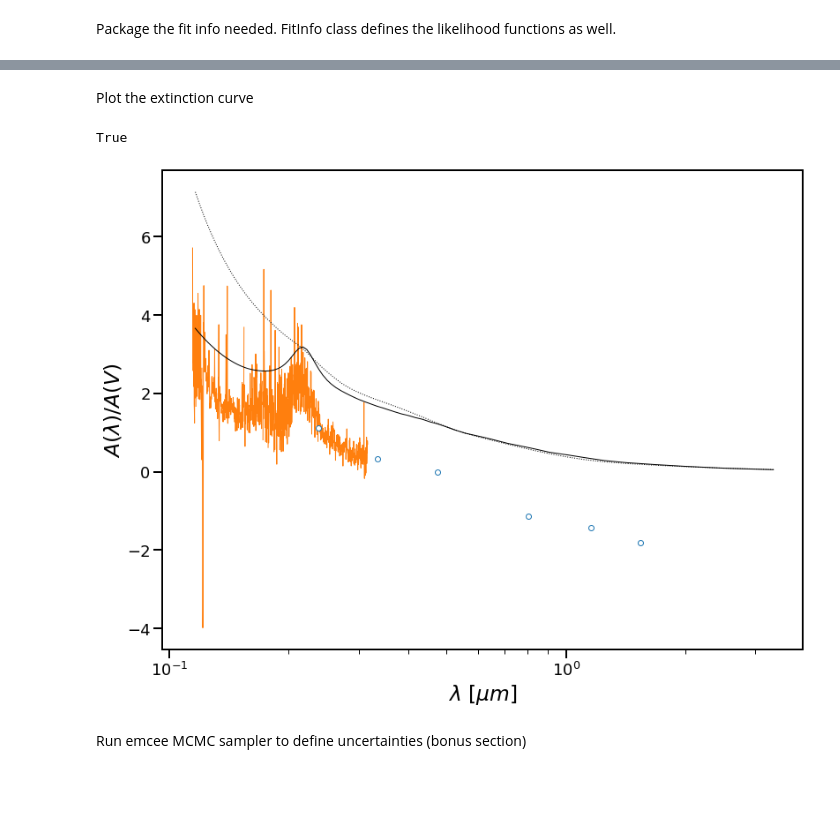
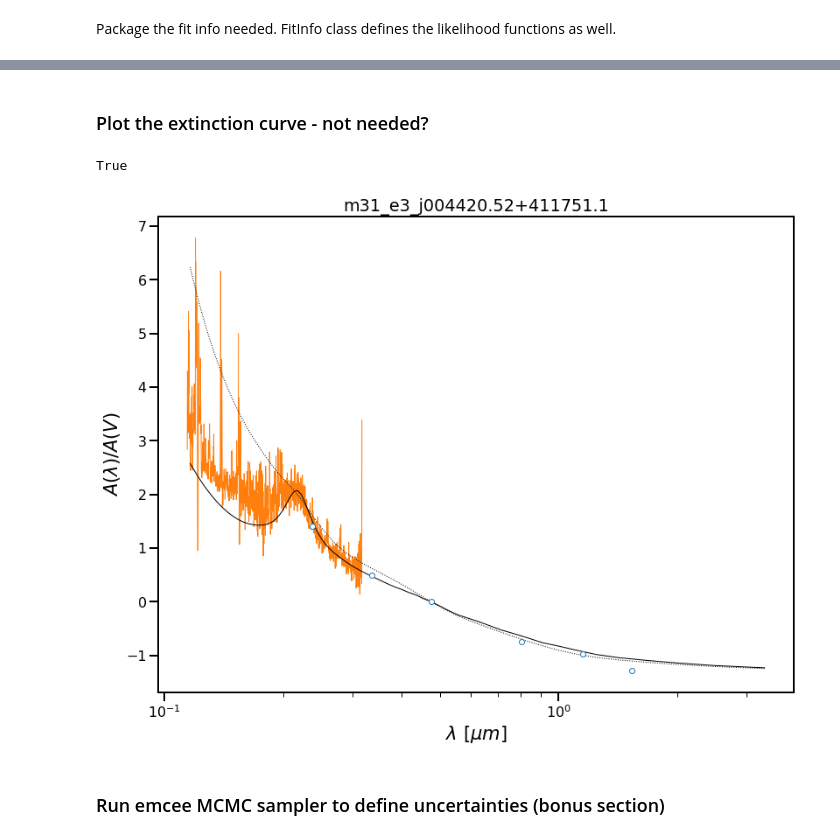
Before and after one commit to petiay/ext-science, a Jupyter notebook: m31_Extinction_with_Models.ipynb, the cells around one changed output, grey strips where cells are left out. Saved outputs shown, nothing was run; the diff lists cells and outputs as text; code cells hidden in the pictures; blank space fills up the shorter version.

```diff
--- a/m31_Extinction_with_Models.ipynb
+++ b/m31_Extinction_with_Models.ipynb
@@ -763,32 +642,38 @@ def plot_spectra_2(hi_ext_modsed, reddened_star, modesed, ext_modsed, \
 # %% [markdown]
-Plot the extinction curve
+### Plot the extinction curve - not needed?
 # %%
-fig, ax = plt.subplots(figsize=(13, 10))
+# # Plotting the same as previous cell - not needed
+# fig, ax = plt.subplots(figsize=(13, 10))
 
-# convert from E(l-V) to A(l)/A(V)
-print(extdata.type_rel_band != "V")
-extdata.columns["AV"] = (params[3], 0.0)
-extdata.trans_elv_alav()
+# # convert from E(l-V) to A(l)/A(V)
+# print(extdata.type_rel_band != "V")
+# # extdata.columns["AV"] = (params[3], 0.0)
+# # extdata.trans_elv_alav()
 
-extdata.plot(ax) #, alax=True)
-ax.set_xscale("log")
-ax.set_xlabel(r"$\lambda$ [$\mu m$]", fontsize=1.3 * fontsize)
-#ax.set_ylim(0.0, 10.0)
-ax.set_ylabel(r"$A(\lambda)/A(V)$", fontsize=1.3 * fontsize)
-ax.tick_params("both", length=10, width=2, which="major")
-ax.tick_params("both", length=5, width=1, which="minor")
+# extdata.plot(ax) #, alax=True)
+# ax.set_xscale("log")
+# ax.set_xlabel(r"$\lambda$ [$\mu m$]", fontsize=1.3 * fontsize)
+# # ax.set_ylim(0.0, 10.0)
+# ax.set_ylabel(r"$A(\lambda)/A(V)$", fontsize=1.3 * fontsize)
+# ax.tick_params("both", length=10, width=2, which="major")
+# ax.tick_params("both", length=5, width=1, which="minor")
 
-# plot known exitnction curves
-mod_x = np.arange(0.3, 8.7, 0.1) / u.micron
-smcbar = G03_SMCBar()
-ax.plot(1.0 / mod_x, smcbar(mod_x), "k:")
+# # plot known exitnction curves
+# mod_x = np.arange(0.3, 8.7, 0.1) / u.micron
+# smcbar = G03_SMCBar()
+# Af475wAv = smcbar(0.475 * u.micron)
+# smcbar_el475w = (smcbar(mod_x) - Af475wAv) * params[3]
+# ax.plot(1.0 / mod_x, smcbar_el475w, "k:")
 
-f19_rv31 = F19(Rv=3.1)
-ax.plot(1.0 / mod_x, f19_rv31(mod_x), "k-")
-plt.savefig(savefile_path + "extcurve_T" + str(params[0]) + "_" + starname + ".png")
+# f19_rv31 = F19(Rv=3.1)
+# Af475wAv = f19_rv31(0.475 * u.micron)
+# f19_el475w = (f19_rv31(mod_x) - Af475wAv) * params[3]
+# ax.plot(1.0 / mod_x, f19_el475w, "k-")
+# ax.set_title("%s" % starname)
+# plt.savefig(savefile_path + "extcurve_" + starname + ".png")
 # %% [output]
 True
-[figure, old version]
+[figure, new version]
 # %% [markdown]
-Run emcee MCMC sampler to define uncertainties (bonus section)
+### Run emcee MCMC sampler to define uncertainties (bonus section)
 # %%
```
Also changed, not shown: parts of 53 cells of this notebook, 2 other files.
